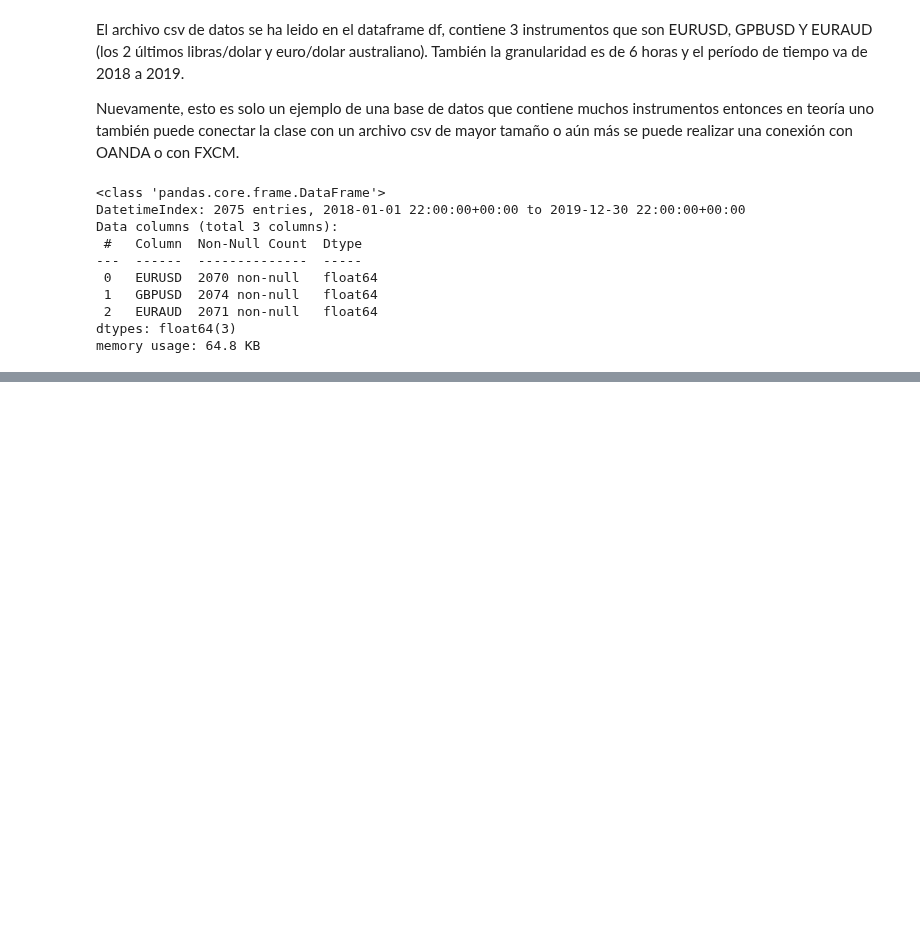
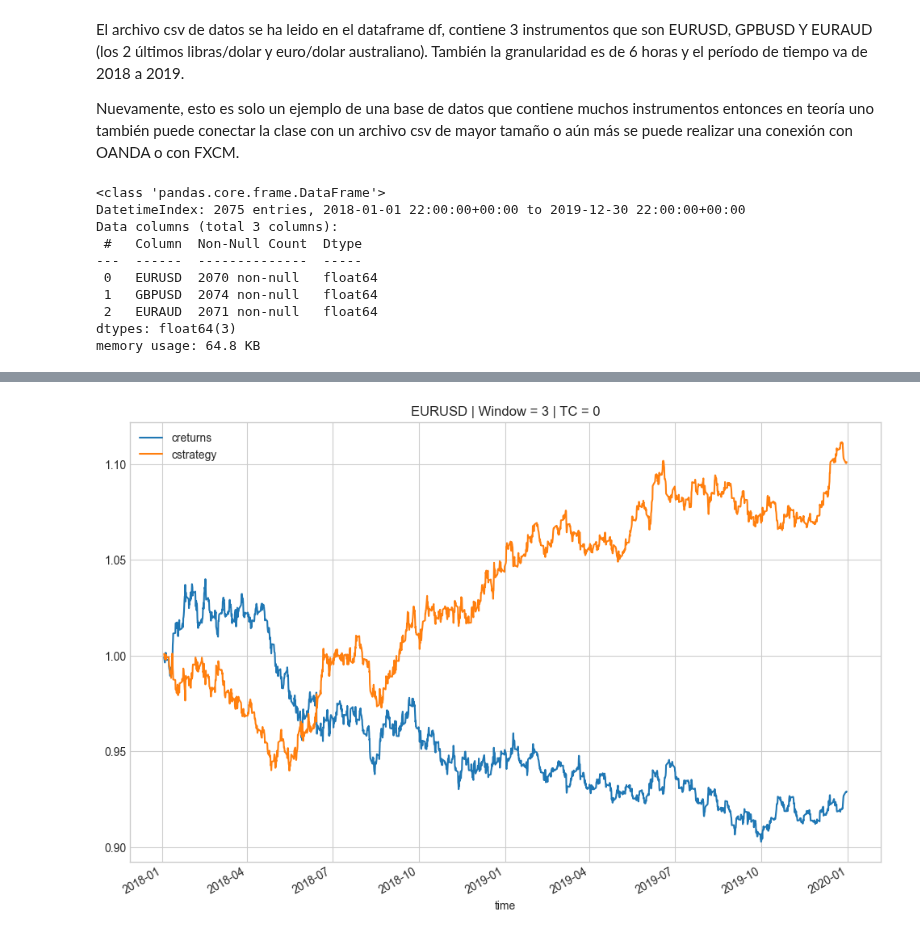
Before and after one commit to mario812/algo-trading-env, a Jupyter notebook: 3.2.8-gen_oop_conback.ipynb, the cells around one changed output, grey strips where cells are left out. Cells and saved outputs as stored; diff of their text form; code cells hidden in the pictures; blank space fills up the shorter version.

```diff
--- a/3.2.8-gen_oop_conback.ipynb
+++ b/3.2.8-gen_oop_conback.ipynb
@@ -53,0 +62,4 @@ tester.test_strategy(3)
+# %%
+tester.plot_results()
+# %% [output]
+[figure, added]
```
Also changed, not shown: parts of 3 cells of this notebook.
